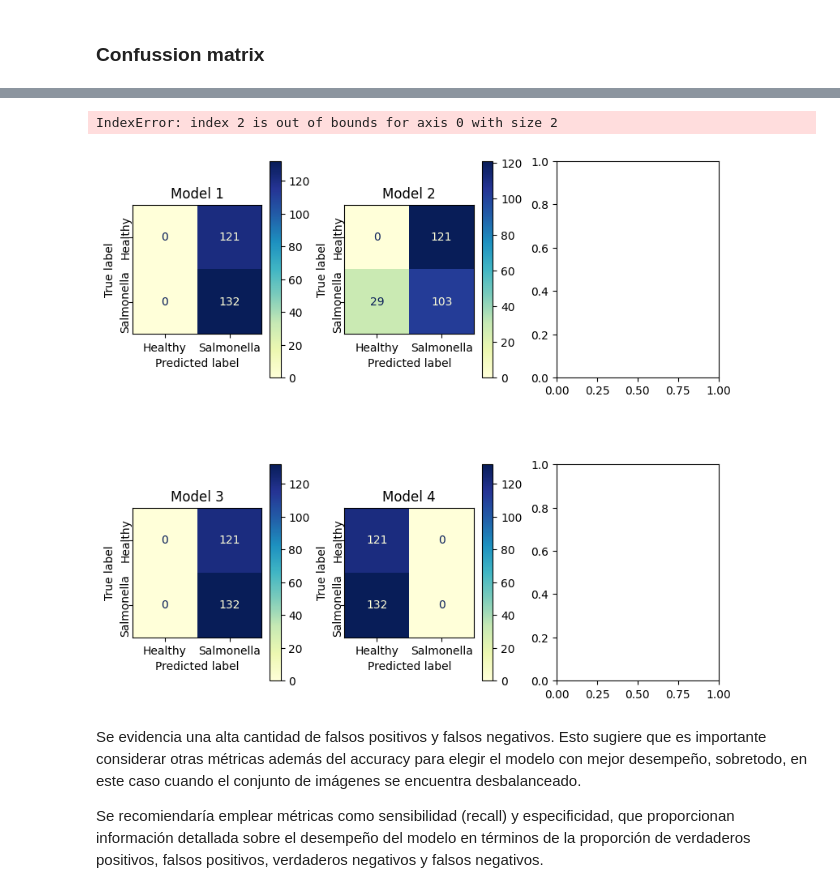
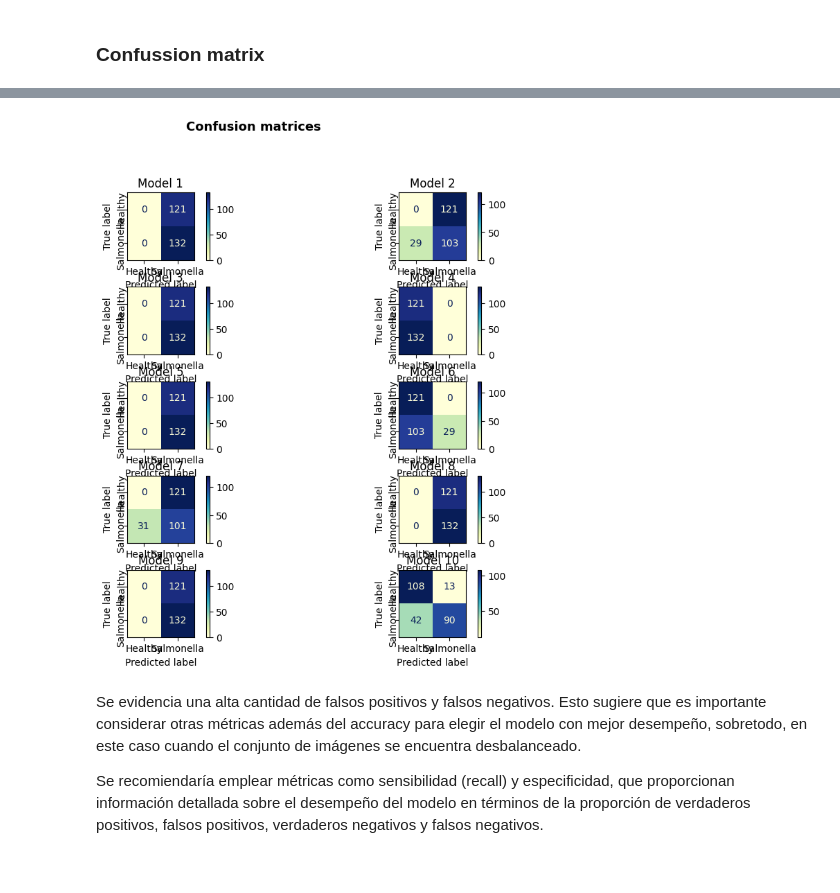
Before and after one commit to melissaortegaa/monografia, a Jupyter notebook: 03_baseline.ipynb, the cells around one changed output, grey strips where cells are left out. Saved outputs shown, nothing was run; the diff lists cells and outputs as text; code cells hidden in the pictures.

```diff
--- a/03_baseline.ipynb
+++ b/03_baseline.ipynb
@@ -489,10 +490,10 @@ for i, (name, loss, optimizer, dropout, activation_output, use_regularization) i
     display(history_model_val_acc.head(1))
 
     # Display the best validation recall
-    #print(f"\nThe best validation recall:")
-    #val_recall_column = [col for col in history_model.columns if col.startswith('val_recall')]
-    #history_model_val_rec = history_model.sort_values(by=val_recall_column[0], ascending=False)
-    #display(history_model_val_rec.head(1))
+    print(f"\nThe best validation recall:")
+    val_recall_column = [col for col in history_model.columns if col.startswith('val_recall')]
+    history_model_val_rec = history_model.sort_values(by=val_recall_column[0], ascending=False)
+    display(history_model_val_rec.head(1))
 
     # Store the results
     results.append((name, history))
@@ -658,7 +659,7 @@ plt.show();
 # %% [markdown]
 ### Confussion matrix
 # %%
-fig, axes = plt.subplots(nrows=2, ncols=3, figsize=(8, 8))
+fig, axes = plt.subplots(nrows=5, ncols=2, figsize=(8, 8))
 plt.tight_layout()
 plt.subplots_adjust(top=0.85, hspace=0.4)
 
@@ -700,5 +706,4 @@ plt.show();
-IndexError: index 2 is out of bounds for axis 0 with size 2
-[figure, old version]
+[figure, new version]
 # %% [markdown]
 Se evidencia una alta cantidad de falsos positivos y falsos negativos. Esto sugiere que es importante considerar otras métricas además del accuracy para elegir el modelo con mejor desempeño, sobretodo, en este caso cuando el conjunto de imágenes se encuentra desbalanceado.
 
```
Also changed, not shown: parts of 2 cells of this notebook.
